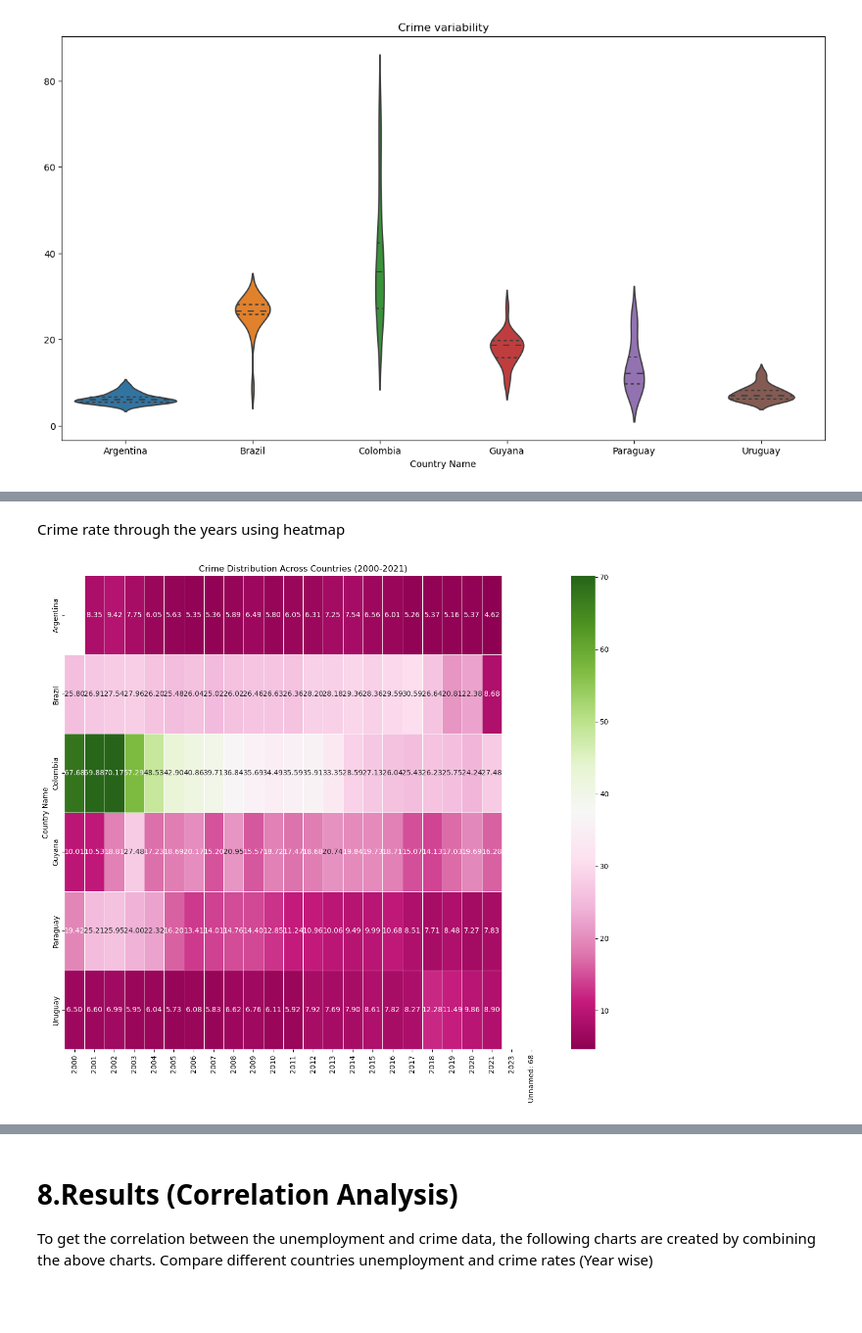
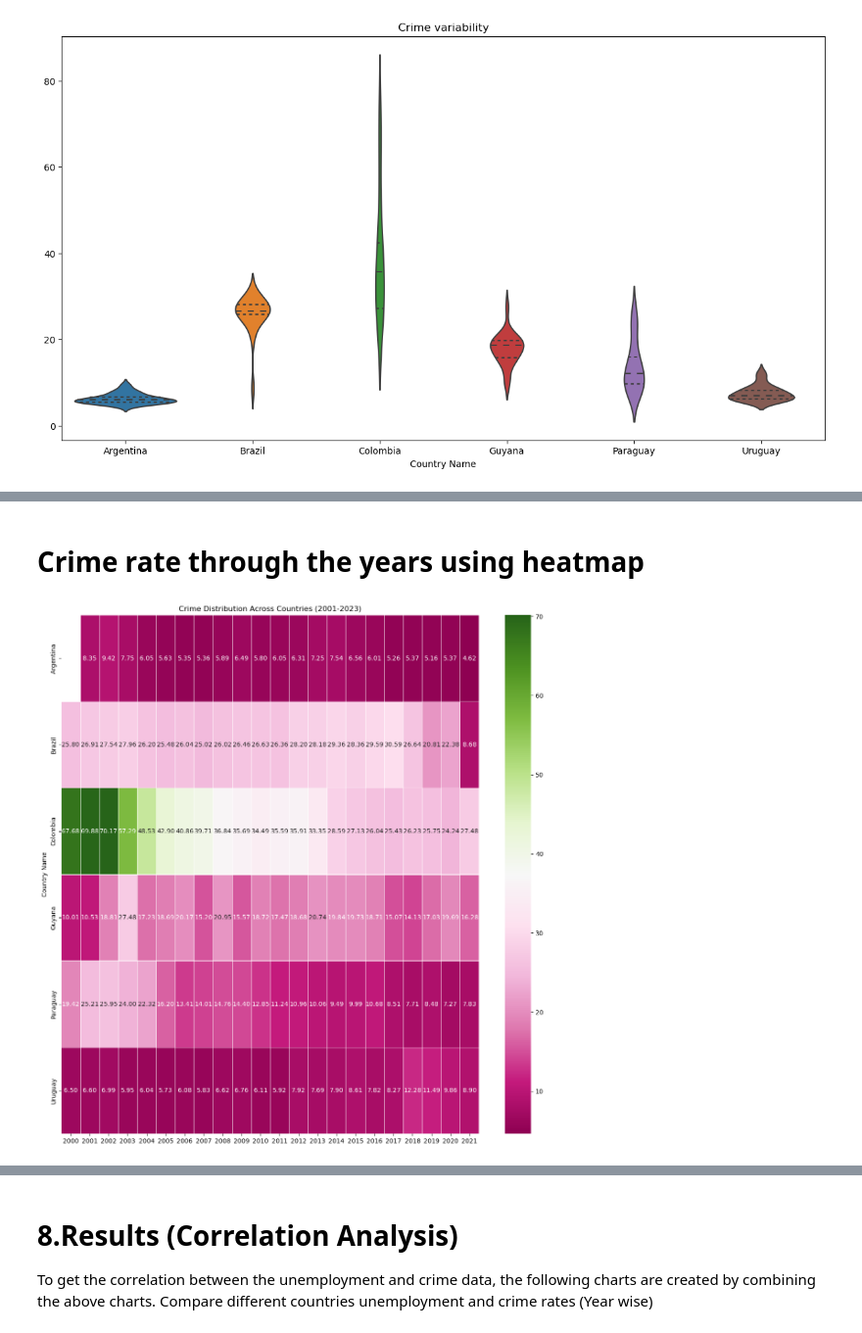
Before and after one commit to RajSinha77/made_ws24, a Jupyter notebook: project/report.ipynb, the cells around one changed output, grey strips where cells are left out. Shown at 98% size. Cells and saved outputs as stored; diff of their text form; code cells hidden in the pictures; blank space fills up the shorter version.

```diff
--- a/project/report.ipynb
+++ b/project/report.ipynb
@@ -296,4 +306,4 @@ crime
 | 63 | Uruguay | 6.500164 | 6.604181 | 6.986364 | 5.951298 | 6.035365 | 5.726919 | 6.080158 | 5.828188 | 6.624451 | ... |
 6 rows × 25 columns
 # %%
-crime.set_index('Country Name', inplace=True)
+#crime.set_index('Country Name', inplace=True)
@@ -308,0 +310,8 @@ crime
+# %%
+first_column = crime.iloc[:, 0]
+
+#columns_10_to_20 = unemployment.iloc[:, 10:]
+
+#unemployment = pd.concat([first_column, columns_10_to_20], axis=1)
+crime.set_index(crime.columns[0], inplace = True)
+crime
@@ -365,9 +719,11 @@ plt.show()
 # %% [markdown]
-Crime rate through the years using heatmap
+# Crime rate through the years using heatmap
+# %%
+crime = crime.drop(columns=['Unnamed: 68', '2023'], errors='ignore')
 # %%
-plt.figure(figsize = (15, 12))
-sns.heatmap(crime, cmap='PiYG', annot=True, fmt=".2f", linewidths=.5)
-plt.title('Crime Distribution Across Countries (2000-2021)')
+plt.figure(figsize = (15, 15))
+sns.heatmap(crime, cmap='PiYG', annot=True, fmt=".2f", linewidths=.6)
+plt.title('Crime Distribution Across Countries (2001-2023)')
 plt.show()
 # %% [output]
-[figure, old version]
+[figure, new version]
```
Also changed, not shown: parts of 35 cells of this notebook.
